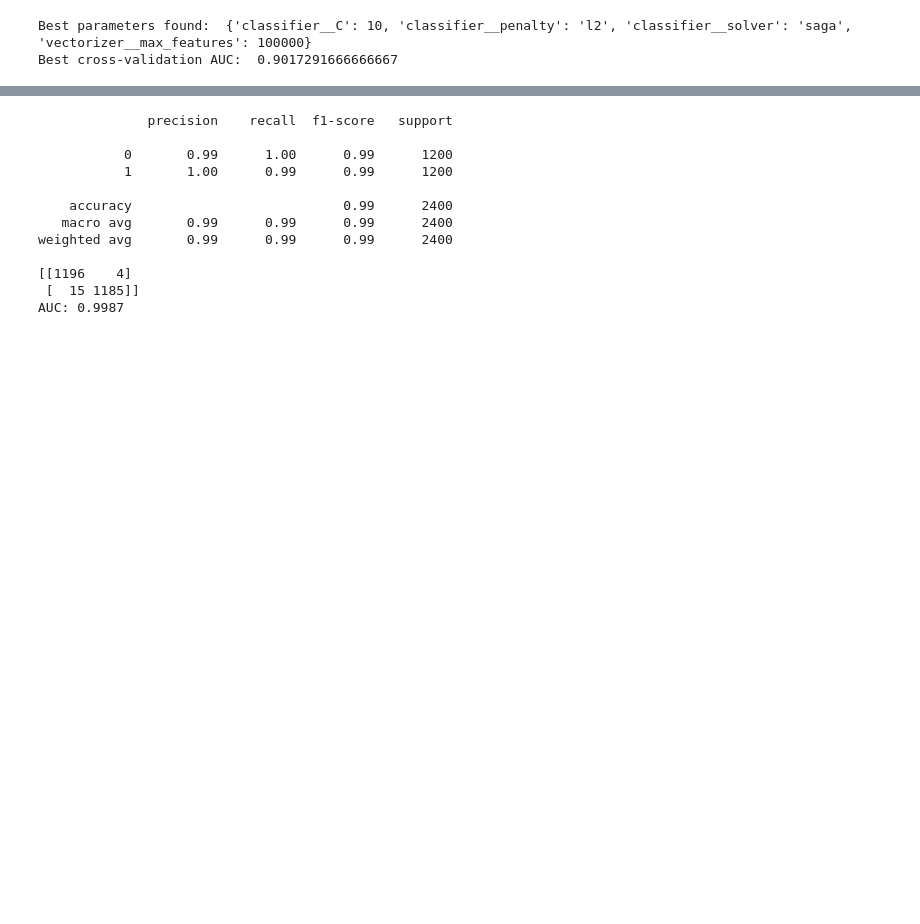
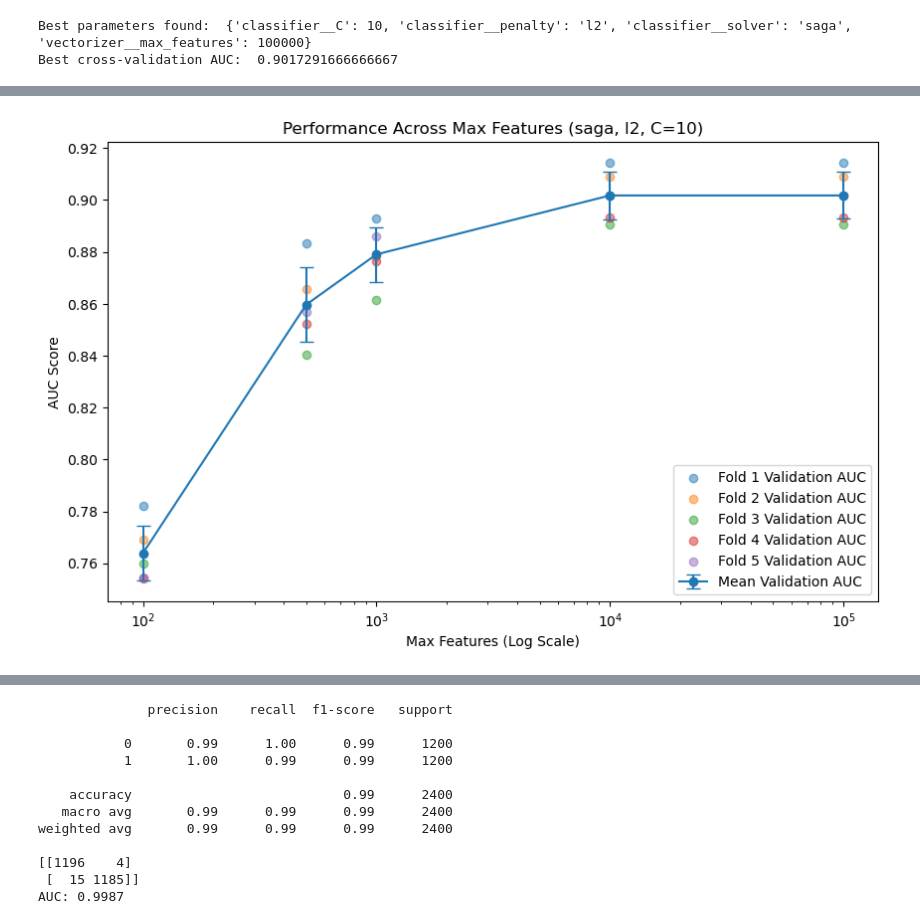
Before and after one commit to ManuP6789/cs135-24f-assignments, a Jupyter notebook: projectA/notebooks/problem_1_bag_of_words.ipynb, the cells around one changed output, grey strips where cells are left out. Cells and saved outputs as stored; diff of their text form; code cells hidden in the pictures; blank space fills up the shorter version.

Commit message:
plots

```diff
--- a/projectA/notebooks/problem_1_bag_of_words.ipynb
+++ b/projectA/notebooks/problem_1_bag_of_words.ipynb
@@ -177,0 +116,47 @@ plt.show()
+# %%
+import numpy as np
+import matplotlib.pyplot as plt
+
+# Extract max_features values from the parameter grid
+max_features_values = param_grid['vectorizer__max_features']
+
+# Filter the cv_results_ for solver='lbfgs', penalty='l2', and C=1 to isolate max_features
+mask = (grid_search.cv_results_['param_classifier__solver'] == 'saga') & \
+       (grid_search.cv_results_['param_classifier__penalty'] == 'l2') & \
+       (grid_search.cv_results_['param_classifier__C'] == 10)
+
+# Apply the mask to get the relevant test scores
+test_scores_mean = grid_search.cv_results_['mean_test_score'][mask]
+test_scores_std = grid_search.cv_results_['std_test_score'][mask]
+
+# Extract the individual split test scores (validation scores for each fold)
+splits = 5  # Number of CV splits
+test_scores_per_fold = []
+
+for i in range(splits):
+    test_scores_per_fold.append(grid_search.cv_results_[f'split{i}_test_score'][mask])
+
+# Convert test scores to a NumPy array for easy plotting
+test_scores_per_fold = np.array(test_scores_per_fold)
+
+# Create the plot for max_features
+plt.figure(figsize=(10, 6))
+
+# Plot the mean validation scores with error bars
+plt.errorbar(max_features_values, test_scores_mean, yerr=test_scores_std, label='Mean Validation AUC', fmt='o-', capsize=5)
+
+# Add individual points for each fold's performance
+for i in range(splits):
+    plt.scatter(max_features_values, test_scores_per_fold[i], label=f'Fold {i+1} Validation AUC', alpha=0.5)
+
+# Add labels, title, legend
+plt.xscale('log')  # Logarithmic scale for max_features
+plt.xlabel('Max Features (Log Scale)')
+plt.ylabel('AUC Score')
+plt.title('Performance Across Max Features (saga, l2, C=10)')
+plt.legend(loc='best')
+
+# Show plot
+plt.show()
+# %% [output]
+[figure, added]
```
Also changed, not shown: parts of 2 cells of this notebook, 1 other file.
